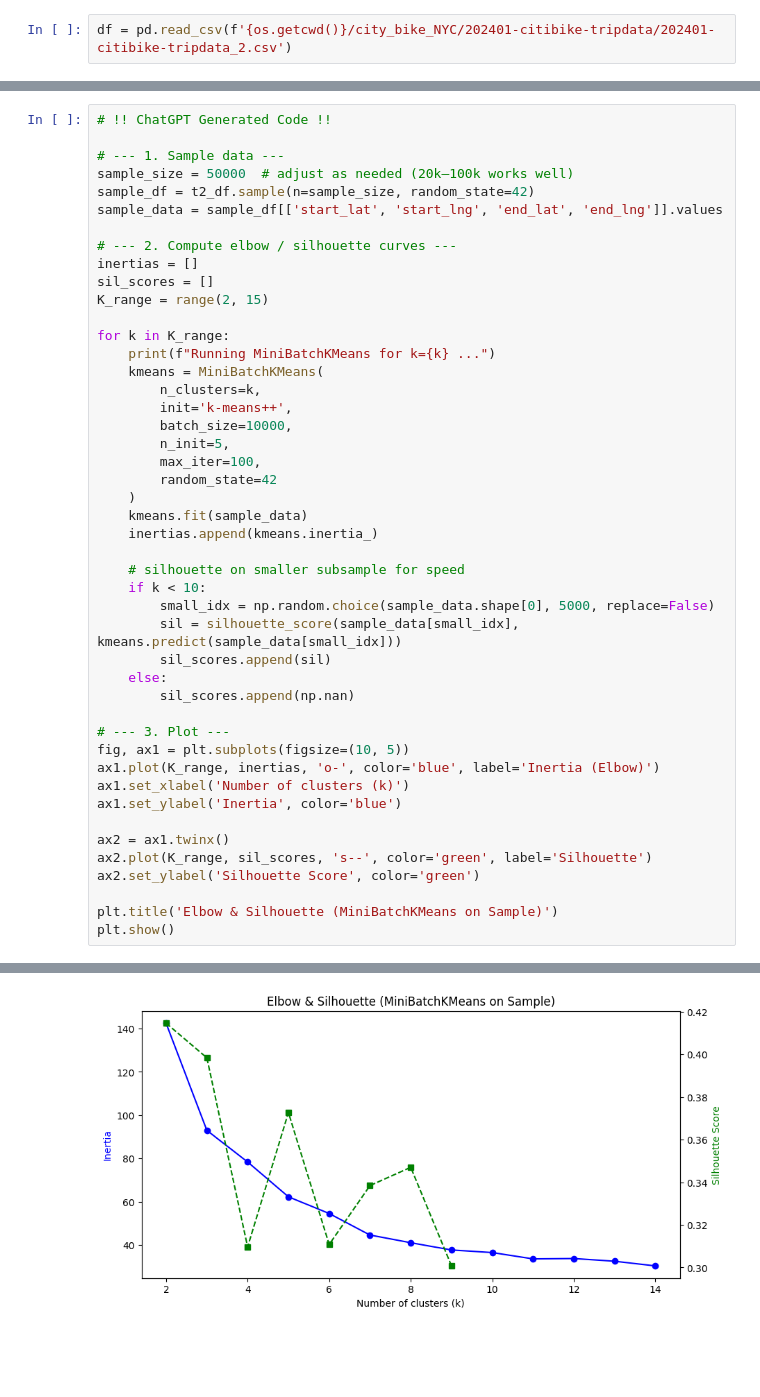
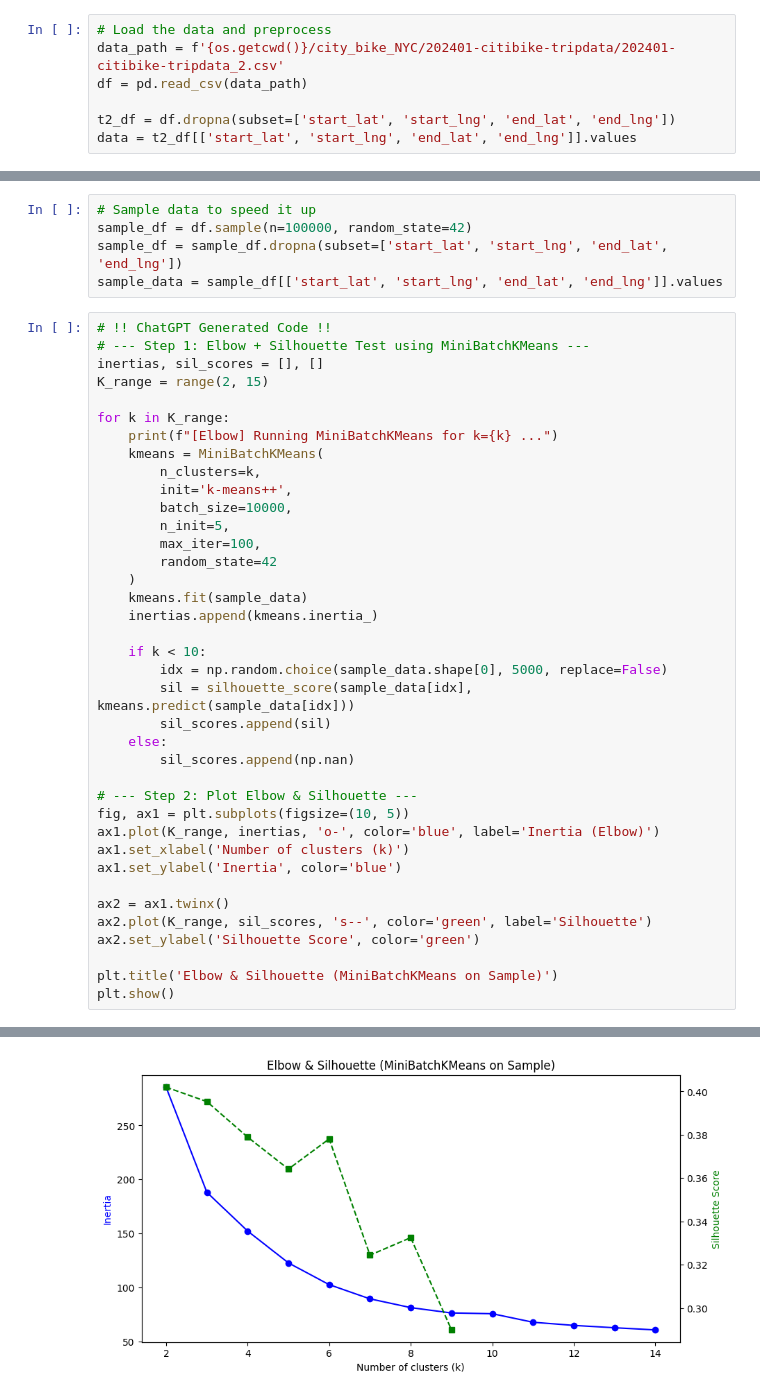
Before and after one commit to z-ferg/UrbanComputingHW, a Jupyter notebook: HW5/q4.ipynb, the cells around one changed output, grey strips where cells are left out. Drawn from its saved outputs; the diff is of its cells as text; blank space fills up the shorter version.

```diff
--- a/HW5/q4.ipynb
+++ b/HW5/q4.ipynb
@@ -8,4 +9,9 @@ import matplotlib.pyplot as plt
 from sklearn.cluster import KMeans, MiniBatchKMeans
 from sklearn.metrics import silhouette_score
 # %%
-df = pd.read_csv(f'{os.getcwd()}/city_bike_NYC/202401-citibike-tripdata/202401-citibike-tripdata_2.csv')
+# Load the data and preprocess
+data_path = f'{os.getcwd()}/city_bike_NYC/202401-citibike-tripdata/202401-citibike-tripdata_2.csv'
+df = pd.read_csv(data_path)
+
+t2_df = df.dropna(subset=['start_lat', 'start_lng', 'end_lat', 'end_lng'])
+data = t2_df[['start_lat', 'start_lng', 'end_lat', 'end_lng']].values
@@ -19,18 +20,16 @@ for _, x in t2_df.iterrows():
+# %%
+# Sample data to speed it up
+sample_df = df.sample(n=100000, random_state=42)
+sample_df = sample_df.dropna(subset=['start_lat', 'start_lng', 'end_lat', 'end_lng'])
+sample_data = sample_df[['start_lat', 'start_lng', 'end_lat', 'end_lng']].values
 # %%
 # !! ChatGPT Generated Code !!
-
-# --- 1. Sample data ---
-sample_size = 50000  # adjust as needed (20k–100k works well)
-sample_df = t2_df.sample(n=sample_size, random_state=42)
-sample_data = sample_df[['start_lat', 'start_lng', 'end_lat', 'end_lng']].values
-
-# --- 2. Compute elbow / silhouette curves ---
-inertias = []
-sil_scores = []
+# --- Step 1: Elbow + Silhouette Test using MiniBatchKMeans ---
+inertias, sil_scores = [], []
 K_range = range(2, 15)
 
 for k in K_range:
-    print(f"Running MiniBatchKMeans for k={k} ...")
+    print(f"[Elbow] Running MiniBatchKMeans for k={k} ...")
     kmeans = MiniBatchKMeans(
         n_clusters=k,
         init='k-means++',
@@ -42,15 +41,14 @@ for k in K_range:
     kmeans.fit(sample_data)
     inertias.append(kmeans.inertia_)
 
-    # silhouette on smaller subsample for speed
     if k < 10:
-        small_idx = np.random.choice(sample_data.shape[0], 5000, replace=False)
-        sil = silhouette_score(sample_data[small_idx], kmeans.predict(sample_data[small_idx]))
+        idx = np.random.choice(sample_data.shape[0], 5000, replace=False)
+        sil = silhouette_score(sample_data[idx], kmeans.predict(sample_data[idx]))
         sil_scores.append(sil)
     else:
         sil_scores.append(np.nan)
 
-# --- 3. Plot ---
+# --- Step 2: Plot Elbow & Silhouette ---
 fig, ax1 = plt.subplots(figsize=(10, 5))
 ax1.plot(K_range, inertias, 'o-', color='blue', label='Inertia (Elbow)')
 ax1.set_xlabel('Number of clusters (k)')
@@ -79,2 +77,2 @@ Running MiniBatchKMeans for k=14 ...
-[figure, old version]
+[figure, new version]
 # %%
```
Also changed, not shown: parts of 13 cells of this notebook, 1 other file.
